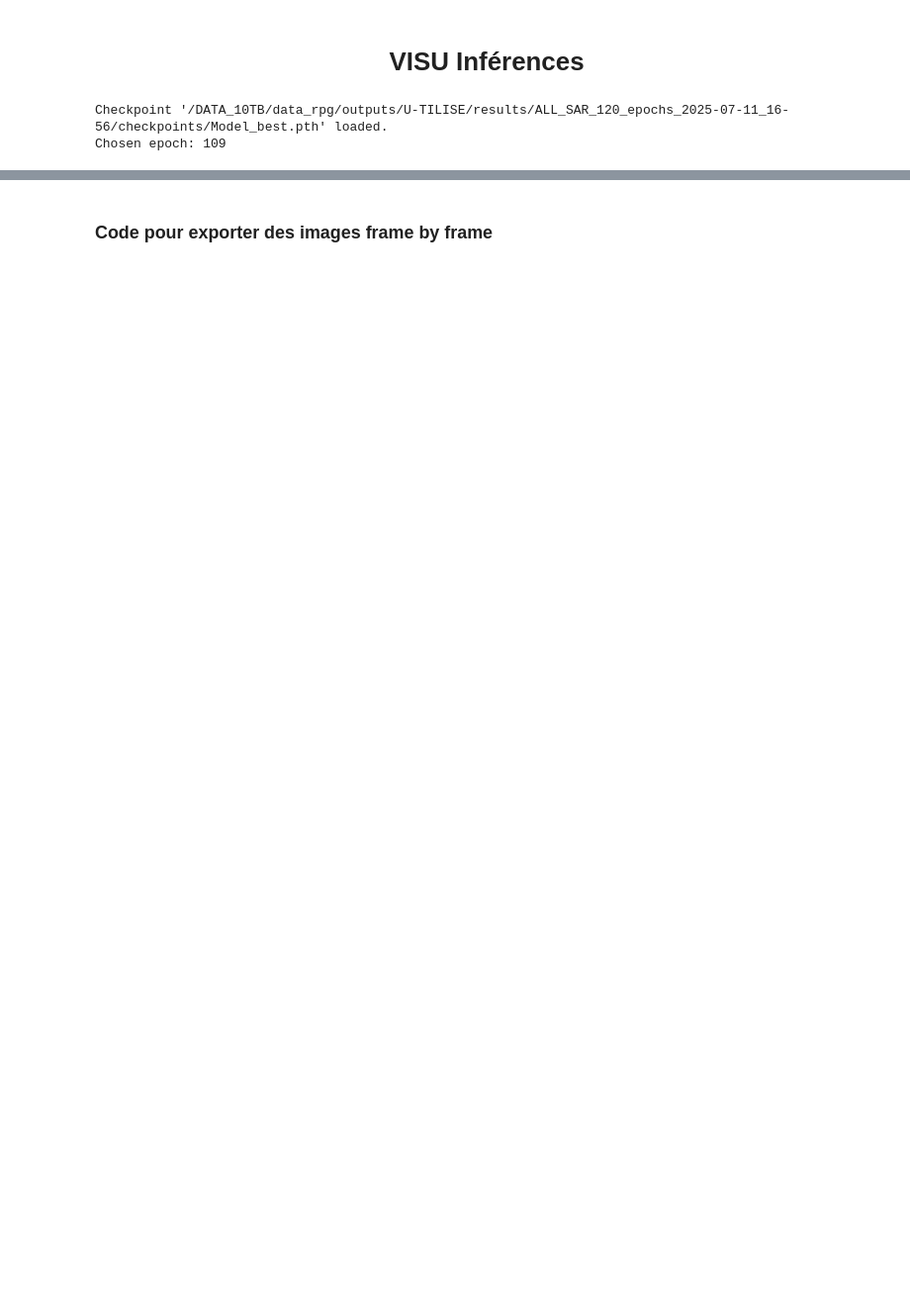
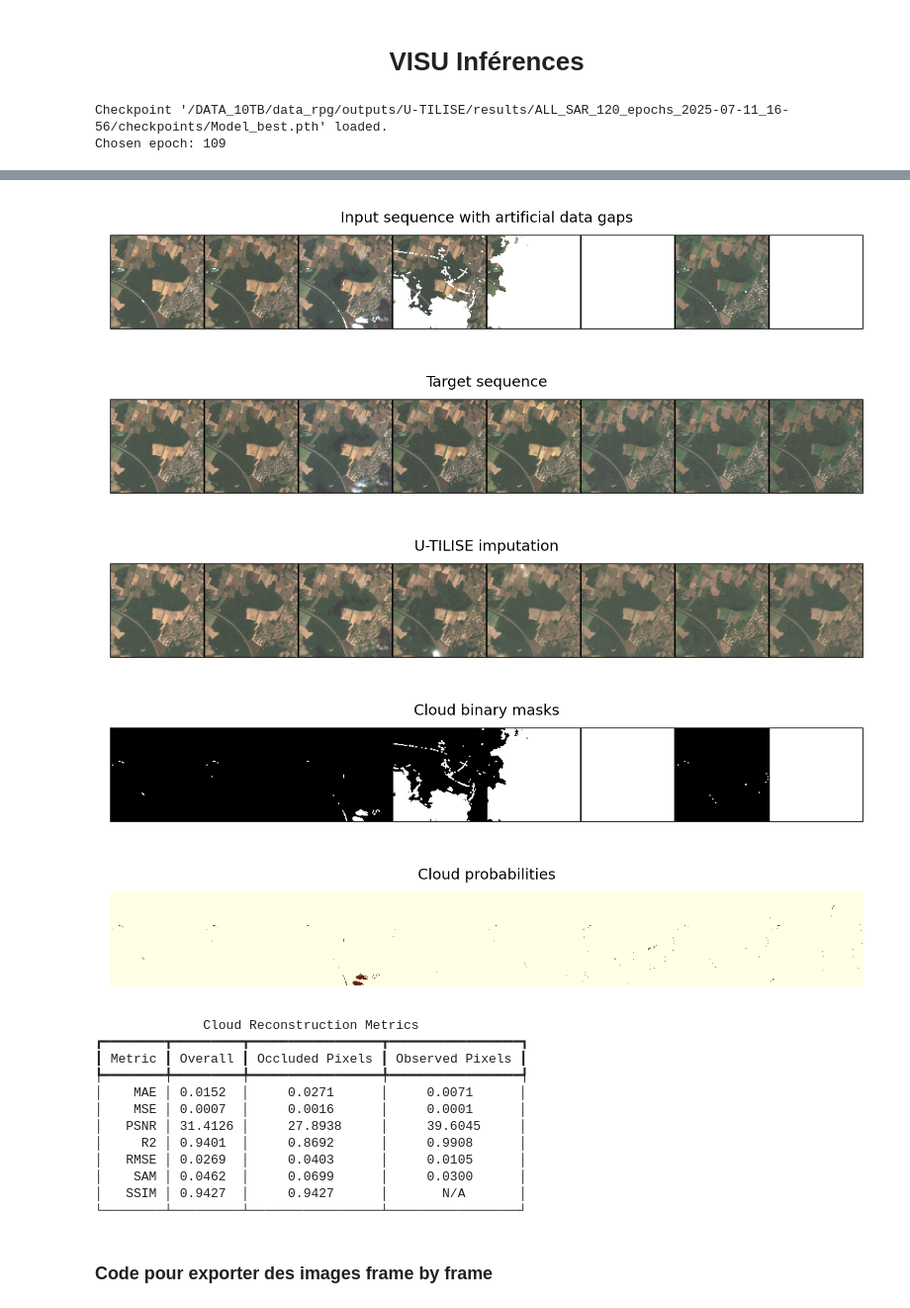
Before and after one commit to StephanePEILLET/U-TILISE, a Jupyter notebook: Visu_Inferences.ipynb, the cells around one changed output, grey strips where cells are left out. Shown at 99% size. Drawn from its saved outputs; the diff is of its cells as text; code cells hidden in the pictures; blank space fills up the shorter version.

```diff
--- a/Visu_Inferences.ipynb
+++ b/Visu_Inferences.ipynb
@@ -53,12 +53,12 @@ config = OmegaConf.merge(cfg_default, cfg_custom)
 # %%
 # Faire différents changments dans les fichiers de configs pour les vérifications
 config.data.hdf5_file = "/DATA_10TB/data_rpg/circa/hdf5/CIRCA_CR_merged.hdf5"
-config.mask.mask_type = 'random_fully_masked'
+config.mask.mask_type = 'random_clouds'
 config.data.max_seq_length = None
 config.training_settings.batch_size = 10
 config.mask.ratio_masked_frames = 0.8
-config.mask.intersect_real_cloud_masks = False
-config.mask.dilate_cloud_masks = False
+config.mask.intersect_real_cloud_masks = True
+config.mask.dilate_cloud_masks = True
 # !!! Mettre un ratio_masked_frames plus petit que 0.5 dans le cas fully_masked aléatoire
 
 BRIGHTNESS_FACTOR = 3
@@ -124,7 +124,7 @@ data_loader = data_utils.get_dataloader(
     dset,
     config,
     drop_last=False,
-    shuffle=False,
+    shuffle=True,
     generator=generator,
     subset=subset,
 )
@@ -180,3 +131,63 @@ for i in indexes:
+# %%
+i = 1300
+sample = get_sample(data_loader, i)
+batch, y_pred, att = inference_imputation.impute_sample(
+    batch=sample,
+    t_start=0,
+    t_end=8,
+    return_att=True,
+)
+
+# Let's visualize the sequences
+brightness_factor = 2.5
+indices_rgb = batch['c_index_rgb'][0]
+
+fig = visutils.sequence2gallery(batch['x'][0], indices_rgb=indices_rgb, brightness_factor=brightness_factor)
+plt.title('Input sequence with artificial data gaps', fontsize=7)
+plt.show()
+fig = visutils.sequence2gallery(batch['y'][0], indices_rgb=indices_rgb, brightness_factor=brightness_factor)
+plt.title('Target sequence', fontsize=7)
+plt.show()
+fig = visutils.sequence2gallery(y_pred[0], indices_rgb=indices_rgb, brightness_factor=brightness_factor)
+plt.title('U-TILISE imputation', fontsize=7)
+fig = visutils.sequence2gallery(batch["masks"][0], variable="binary_mask", indices_rgb=indices_rgb, brightness_factor=brightness_factor)
+plt.title('Cloud binary masks', fontsize=7)
+fig = visutils.sequence2gallery(batch["cloud_mask"][0], variable="cloud_prob", indices_rgb=indices_rgb, brightness_factor=brightness_factor)
+plt.title('Cloud probabilities', fontsize=7)
+plt.show()
+
+from dataloader_CIRCA.datasets.cr_metrics import CloudRemovalMetrics, display_metrics
+cr_metrics = CloudRemovalMetrics(
+    eval_occluded_observed=True,
+    clean_gt_cloudy_pixels=False,
+)
+
+results = cr_metrics(
+    target=batch["y"],
+    predicted=y_pred,
+    masks=batch["masks"],
+    cloud_masks=batch["cloud_mask"],
+)
+
+display_metrics(results)
+# %% [output]
+[figure, added]
+[figure, added]
+[figure, added]
+[figure, added]
+[figure, added]
+              Cloud Reconstruction Metrics
+┏━━━━━━━━┳━━━━━━━━━┳━━━━━━━━━━━━━━━━━┳━━━━━━━━━━━━━━━━━┓
+┃ Metric ┃ Overall ┃ Occluded Pixels ┃ Observed Pixels ┃
+┡━━━━━━━━╇━━━━━━━━━╇━━━━━━━━━━━━━━━━━╇━━━━━━━━━━━━━━━━━┩
+│    MAE │ 0.0152  │     0.0271      │     0.0071      │
+│    MSE │ 0.0007  │     0.0016      │     0.0001      │
+│   PSNR │ 31.4126 │     27.8938     │     39.6045     │
+│     R2 │ 0.9401  │     0.8692      │     0.9908      │
+│   RMSE │ 0.0269  │     0.0403      │     0.0105      │
+│    SAM │ 0.0462  │     0.0699      │     0.0300      │
+│   SSIM │ 0.9427  │     0.9427      │       N/A       │
+└────────┴─────────┴─────────────────┴─────────────────┘
 # %%
 # indexes_with_error = []
 # for i in indexes_30TXR:
```
Also changed, not shown: parts of 4 cells of this notebook, 20 other files.
